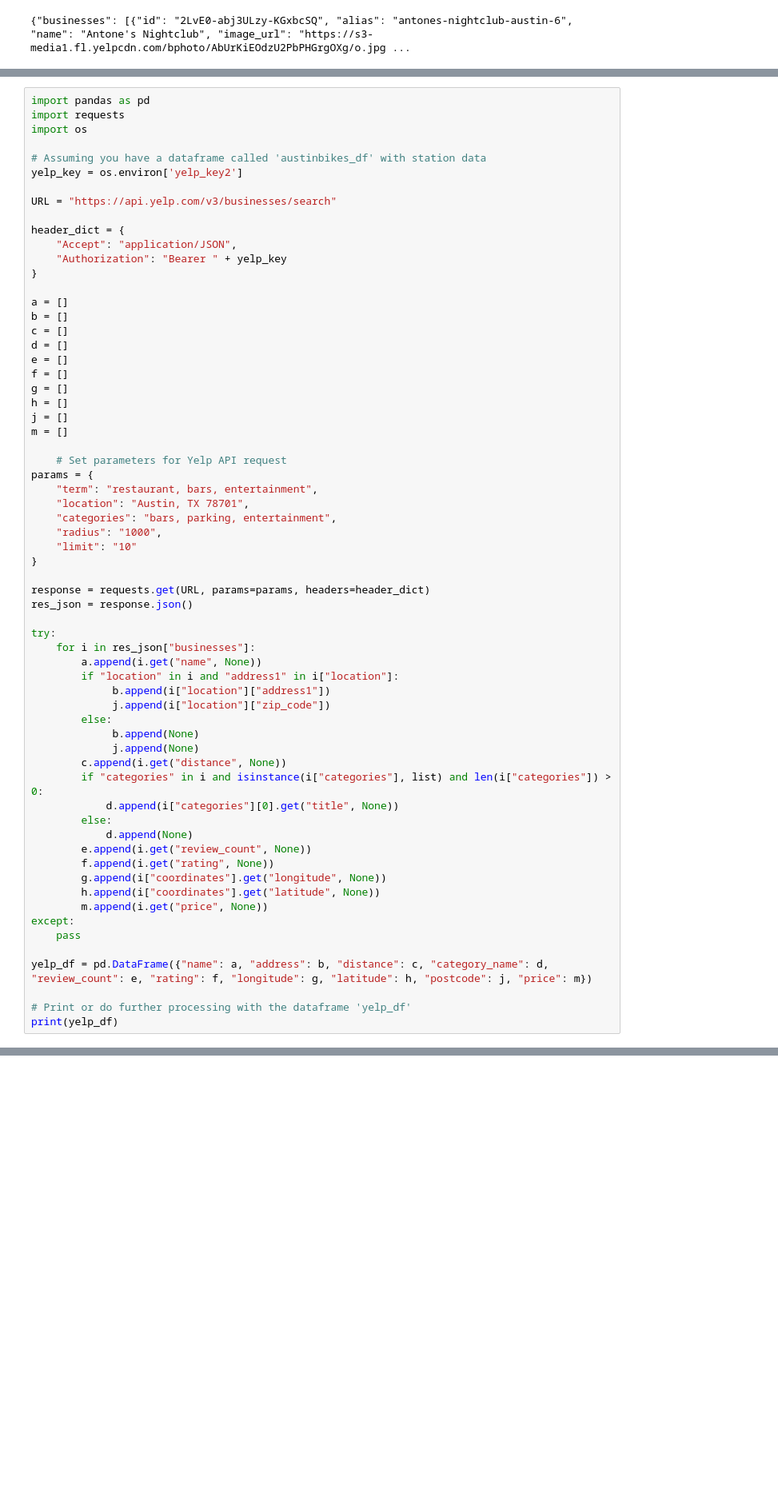
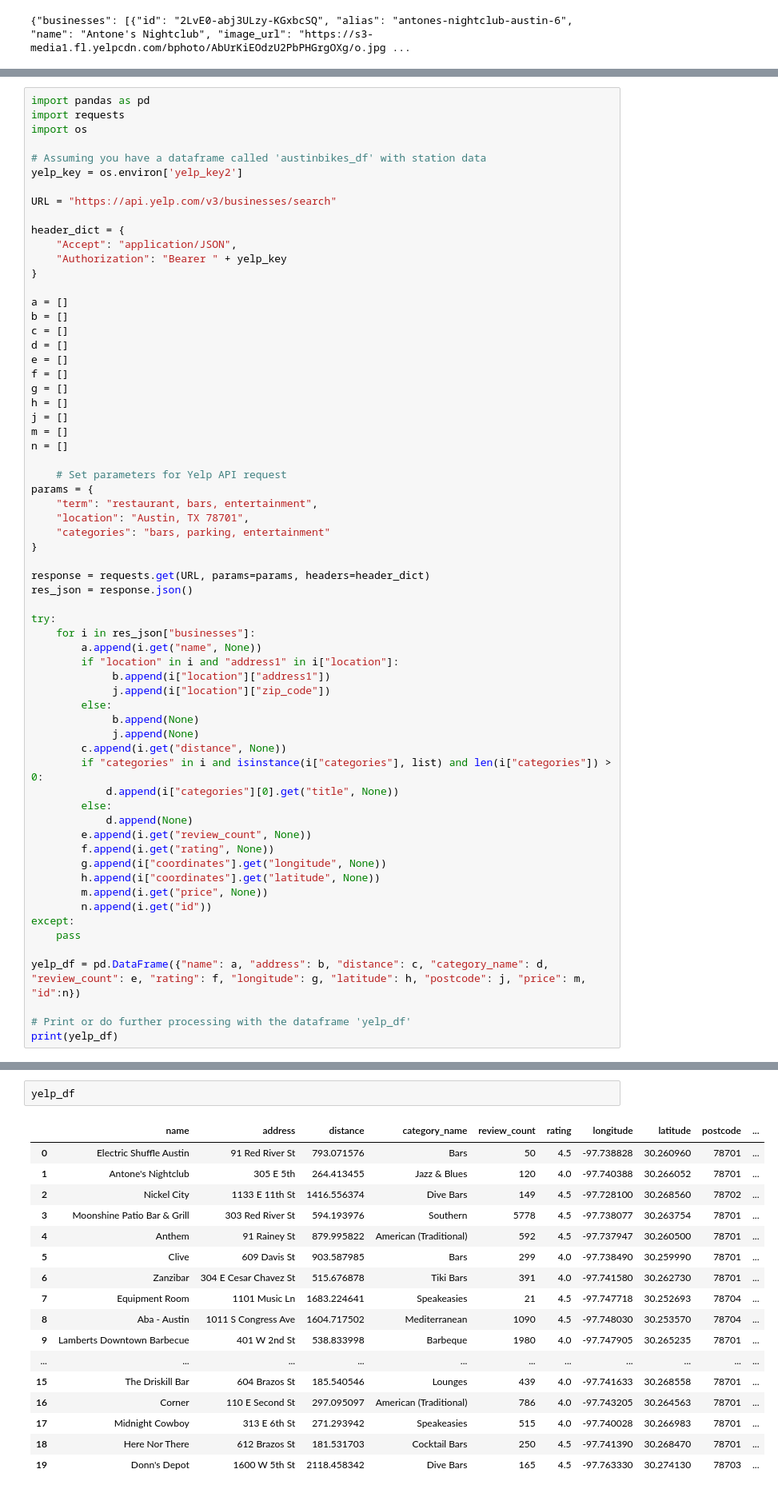
Before and after one commit to latleger/midterm_project, a Jupyter notebook: yelp_places_data.ipynb, the cells around one changed output, grey strips where cells are left out. Shown: that part at 80% size. Saved outputs shown, nothing was run; the diff lists cells and outputs as text; blank space fills up the shorter version.

Commit message:
yelp_data

```diff
--- a/yelp_places_data.ipynb
+++ b/yelp_places_data.ipynb
@@ -73,14 +73,13 @@ g = []
 h = []
 j = []
 m = []
+n = []
 
     # Set parameters for Yelp API request
 params = {
     "term": "restaurant, bars, entertainment",
     "location": "Austin, TX 78701",
-    "categories": "bars, parking, entertainment",
-    "radius": "1000",
-    "limit": "10"
+    "categories": "bars, parking, entertainment"
 }
 
 response = requests.get(URL, params=params, headers=header_dict)
@@ -105,10 +104,11 @@ try:
         g.append(i["coordinates"].get("longitude", None))
         h.append(i["coordinates"].get("latitude", None))
         m.append(i.get("price", None))
+        n.append(i.get("id"))
 except:
     pass
 
-yelp_df = pd.DataFrame({"name": a, "address": b, "distance": c, "category_name": d, "review_count": e, "rating": f, "longitude": g, "latitude": h, "postcode": j, "price": m})
+yelp_df = pd.DataFrame({"name": a, "address": b, "distance": c, "category_name": d, "review_count": e, "rating": f, "longitude": g, "latitude": h, "postcode": j, "price": m, "id":n})
 
 # Print or do further processing with the dataframe 'yelp_df'
 print(yelp_df)
@@ -132,0 +133,20 @@ print(yelp_df)
+# %%
+yelp_df
+# %% [output]
+|  | name | address | distance | category_name | review_count | rating | longitude | latitude | postcode | ... |
+| 0 | Electric Shuffle Austin | 91 Red River St | 793.071576 | Bars | 50 | 4.5 | -97.738828 | 30.260960 | 78701 | ... |
+| 1 | Antone's Nightclub | 305 E 5th | 264.413455 | Jazz & Blues | 120 | 4.0 | -97.740388 | 30.266052 | 78701 | ... |
+| 2 | Nickel City | 1133 E 11th St | 1416.556374 | Dive Bars | 149 | 4.5 | -97.728100 | 30.268560 | 78702 | ... |
+| 3 | Moonshine Patio Bar & Grill | 303 Red River St | 594.193976 | Southern | 5778 | 4.5 | -97.738077 | 30.263754 | 78701 | ... |
+| 4 | Anthem | 91 Rainey St | 879.995822 | American (Traditional) | 592 | 4.5 | -97.737947 | 30.260500 | 78701 | ... |
+| 5 | Clive | 609 Davis St | 903.587985 | Bars | 299 | 4.0 | -97.738490 | 30.259990 | 78701 | ... |
+| 6 | Zanzibar | 304 E Cesar Chavez St | 515.676878 | Tiki Bars | 391 | 4.0 | -97.741580 | 30.262730 | 78701 | ... |
+| 7 | Equipment Room | 1101 Music Ln | 1683.224641 | Speakeasies | 21 | 4.5 | -97.747718 | 30.252693 | 78704 | ... |
+| 8 | Aba - Austin | 1011 S Congress Ave | 1604.717502 | Mediterranean | 1090 | 4.5 | -97.748030 | 30.253570 | 78704 | ... |
+| 9 | Lamberts Downtown Barbecue | 401 W 2nd St | 538.833998 | Barbeque | 1980 | 4.0 | -97.747905 | 30.265235 | 78701 | ... |
+| ... | ... | ... | ... | ... | ... | ... | ... | ... | ... | ... |
+| 15 | The Driskill Bar | 604 Brazos St | 185.540546 | Lounges | 439 | 4.0 | -97.741633 | 30.268558 | 78701 | ... |
+| 16 | Corner | 110 E Second St | 297.095097 | American (Traditional) | 786 | 4.0 | -97.743205 | 30.264563 | 78701 | ... |
+| 17 | Midnight Cowboy | 313 E 6th St | 271.293942 | Speakeasies | 515 | 4.0 | -97.740028 | 30.266983 | 78701 | ... |
+| 18 | Here Nor There | 612 Brazos St | 181.531703 | Cocktail Bars | 250 | 4.5 | -97.741390 | 30.268470 | 78701 | ... |
+| 19 | Donn's Depot | 1600 W 5th St | 2118.458342 | Dive Bars | 165 | 4.5 | -97.763330 | 30.274130 | 78703 | ... |
```
Also changed, not shown: parts of 1 cell of this notebook.
